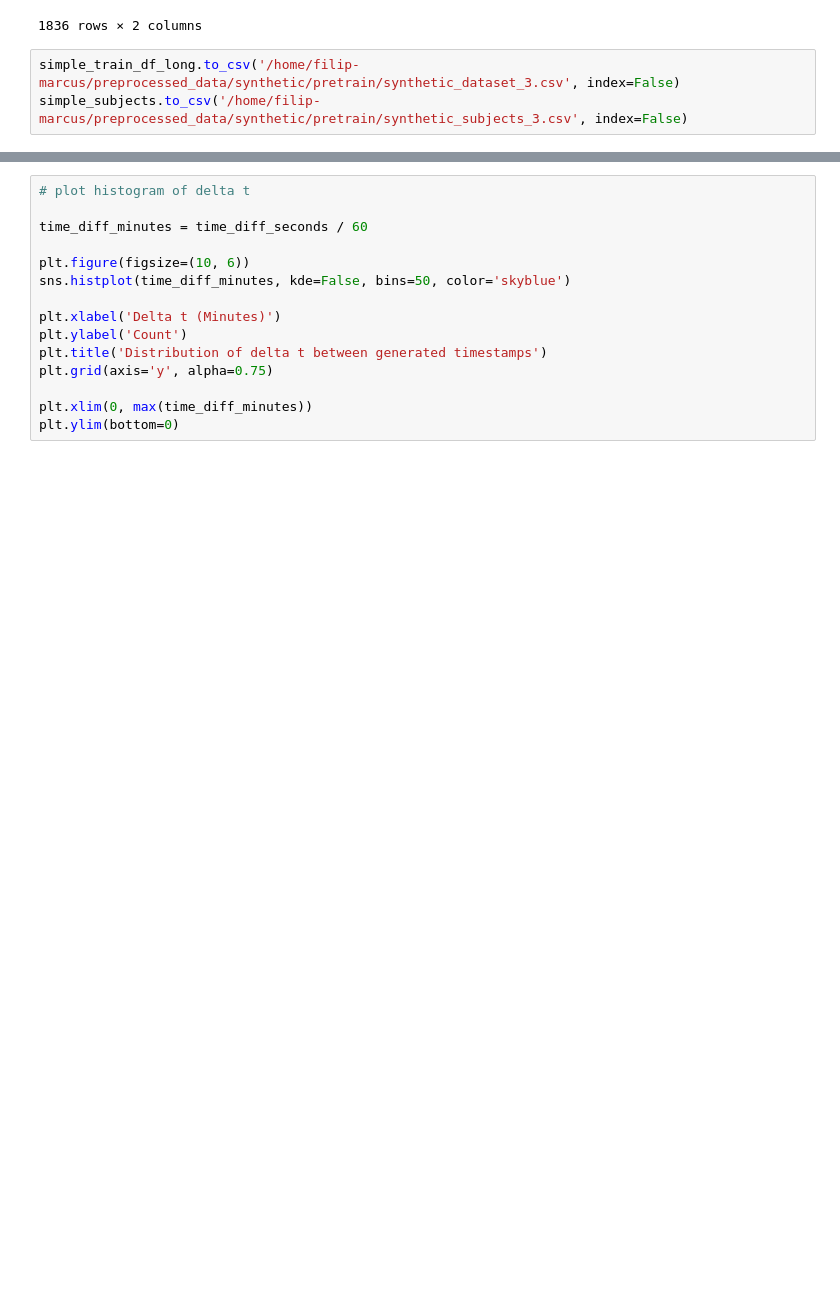
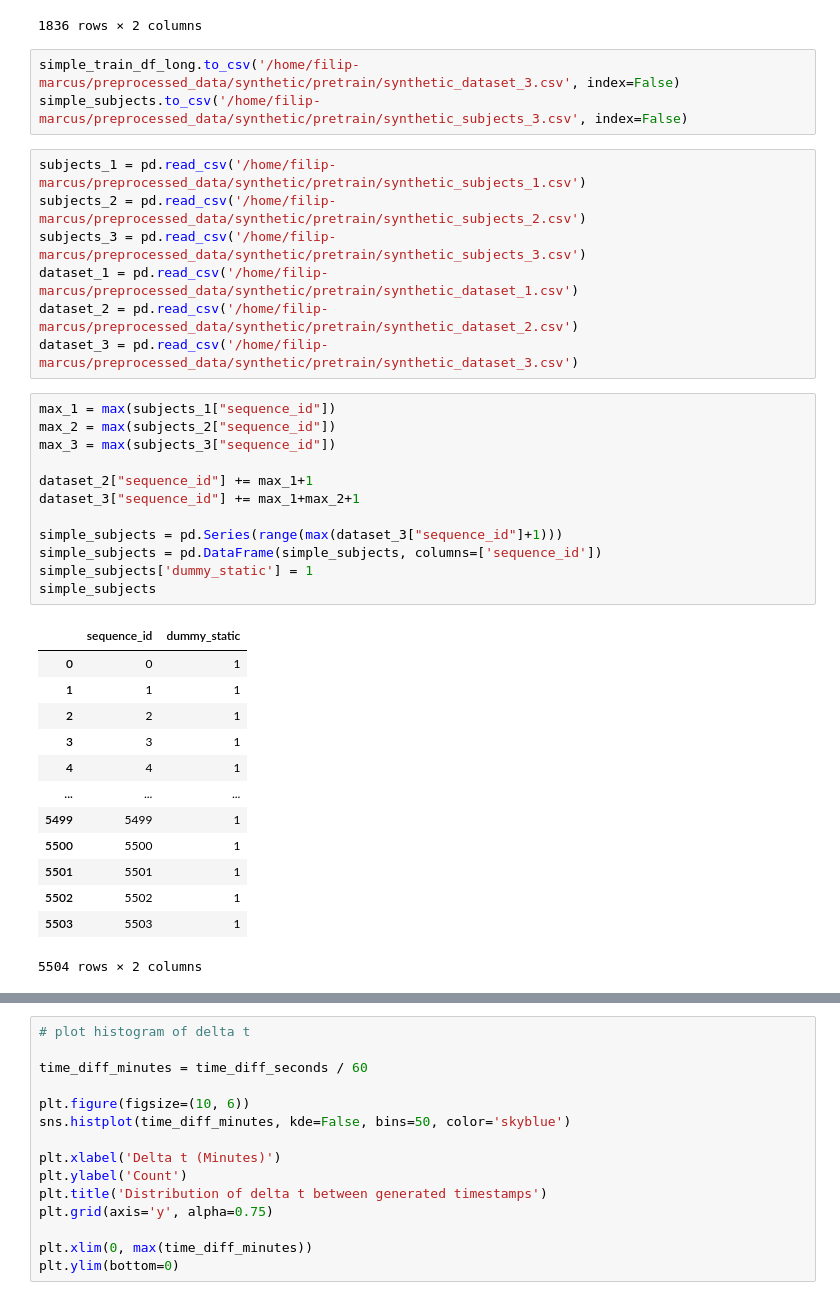
Before and after one commit to filipols/Master-thesis, a Jupyter notebook: notebooks/load_datasets.ipynb, the cells around one changed output, grey strips where cells are left out. Drawn from its saved outputs; the diff is of its cells as text; blank space fills up the shorter version.

Commit message:
added configs for synthetic mega mind

```diff
--- a/notebooks/load_datasets.ipynb
+++ b/notebooks/load_datasets.ipynb
@@ -951,3 +951,36 @@ simple_subjects
 # %%
 simple_train_df_long.to_csv('/home/filip-marcus/preprocessed_data/synthetic/pretrain/synthetic_dataset_3.csv', index=False)
 simple_subjects.to_csv('/home/filip-marcus/preprocessed_data/synthetic/pretrain/synthetic_subjects_3.csv', index=False)
+# %%
+subjects_1 = pd.read_csv('/home/filip-marcus/preprocessed_data/synthetic/pretrain/synthetic_subjects_1.csv')
+subjects_2 = pd.read_csv('/home/filip-marcus/preprocessed_data/synthetic/pretrain/synthetic_subjects_2.csv')
+subjects_3 = pd.read_csv('/home/filip-marcus/preprocessed_data/synthetic/pretrain/synthetic_subjects_3.csv')
+dataset_1 = pd.read_csv('/home/filip-marcus/preprocessed_data/synthetic/pretrain/synthetic_dataset_1.csv')
+dataset_2 = pd.read_csv('/home/filip-marcus/preprocessed_data/synthetic/pretrain/synthetic_dataset_2.csv')
+dataset_3 = pd.read_csv('/home/filip-marcus/preprocessed_data/synthetic/pretrain/synthetic_dataset_3.csv')
+# %%
+max_1 = max(subjects_1["sequence_id"])
+max_2 = max(subjects_2["sequence_id"])
+max_3 = max(subjects_3["sequence_id"])
+
+dataset_2["sequence_id"] += max_1+1
+dataset_3["sequence_id"] += max_1+max_2+1
+
+simple_subjects = pd.Series(range(max(dataset_3["sequence_id"]+1)))
+simple_subjects = pd.DataFrame(simple_subjects, columns=['sequence_id'])
+simple_subjects['dummy_static'] = 1
+simple_subjects
+# %% [output]
+|  | sequence_id | dummy_static |
+| 0 | 0 | 1 |
+| 1 | 1 | 1 |
+| 2 | 2 | 1 |
+| 3 | 3 | 1 |
+| 4 | 4 | 1 |
+| ... | ... | ... |
+| 5499 | 5499 | 1 |
+| 5500 | 5500 | 1 |
+| 5501 | 5501 | 1 |
+| 5502 | 5502 | 1 |
+| 5503 | 5503 | 1 |
+5504 rows × 2 columns
```
Also changed, not shown: parts of 1 cell of this notebook, 8 other files.
